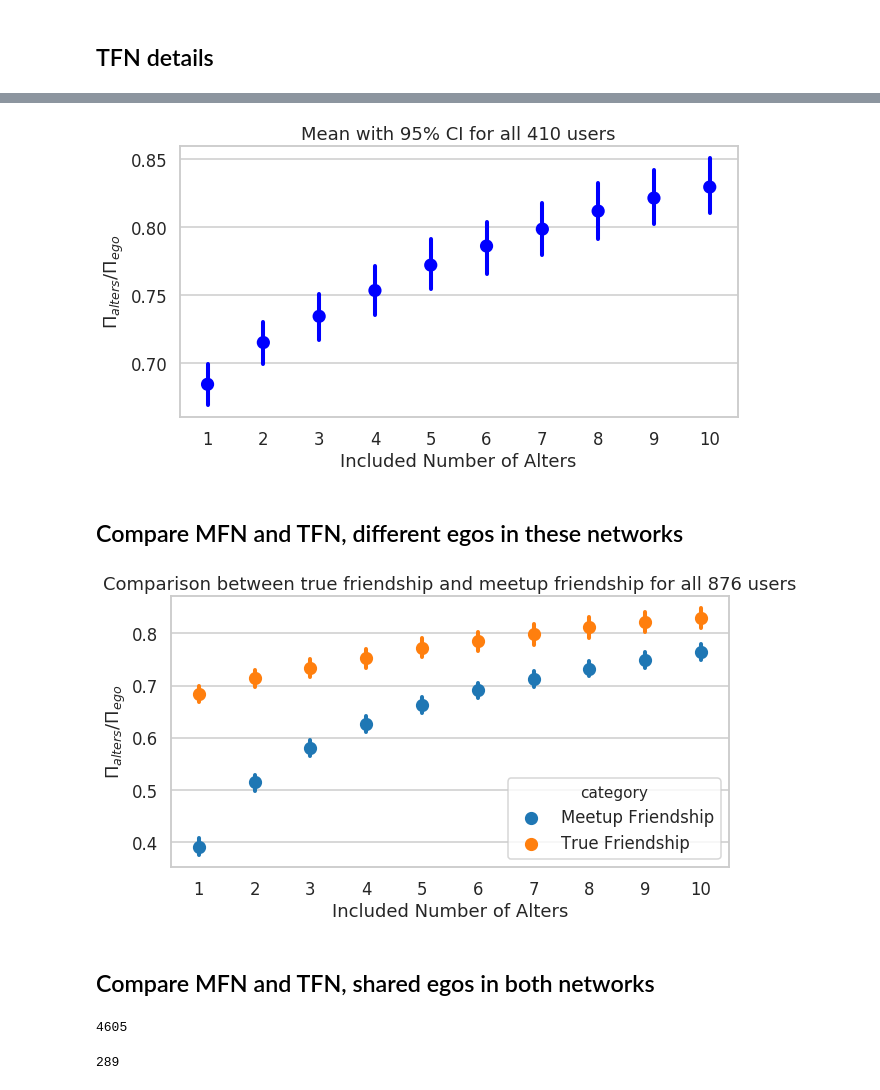
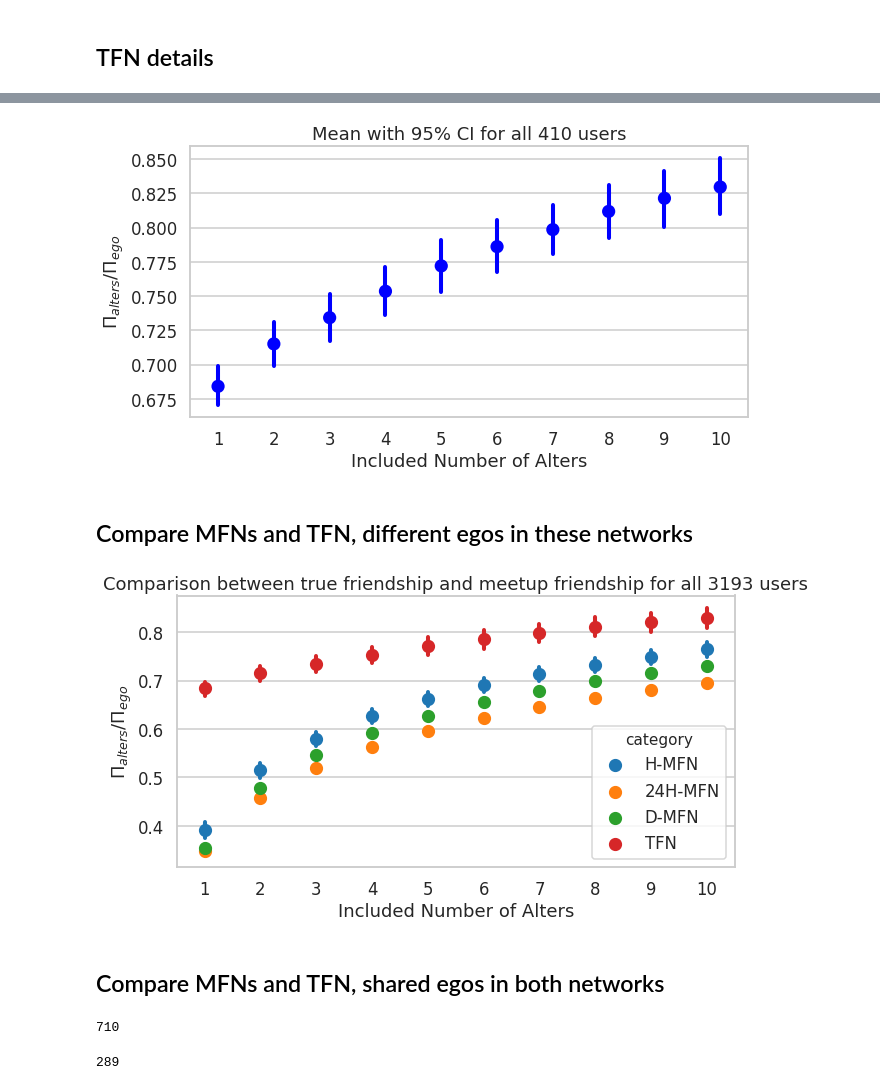
Before and after one commit to Magica-Chen/social-predictability, a Jupyter notebook: Ranking-Based-WP-VS.ipynb, the cells around one changed output, grey strips where cells are left out. Drawn from its saved outputs; the diff is of its cells as text; code cells hidden in the pictures.

Commit message:
add plot and remove files

```diff
--- a/Ranking-Based-WP-VS.ipynb
+++ b/Ranking-Based-WP-VS.ipynb
@@ -31,0 +89,10 @@ vs.cv_plot(MFN_info[MFN_info['n_meetupers_x'] >=10], threshold=10, plot_type='er
+# %%
+df_D_MFN = pd.read_csv('final/wp-150/wp-D-MFN.csv')
+df_D_MFN = df_D_MFN[['Included Rank','userid_y', 'CCE_alters', 'CCE_ego_alters', 'Pi_alters', 'Pi_ego_alters',
+                                 'LZ_entropy', 'Pi', 'n_meetupers_x', 'n_meetupers_y', 'userid_x']]
+df_D_MFN = df_D_MFN.rename({'Included Rank': 'Included',
+                            'userid_x': 'userid',
+                            'Pi': 'Pi_ego'}, axis=1)
+
+df_D_MFN['Pi_alters_ratio'] = df_D_MFN['Pi_alters'] / df_D_MFN['Pi_ego']
+df_D_MFN['Pi_ego_alters_ratio'] = df_D_MFN['Pi_ego_alters'] / df_D_MFN['Pi_ego']
@@ -36,9 +122,10 @@ TFN_details =pd.read_csv('final/wp-true_user-meetup-all-None.csv')
 # %%
-TFN_info = TFN_details[['Included Rank','userid_y', 'CCE_alters', 'CCE_ego_alters', 'Pi_alters', 'Pi_ego_alters',
+df_TFN =pd.read_csv('final/wp-150/wp-TFN.csv')
+df_TFN = df_TFN[['Included Rank','userid_y', 'CCE_alters', 'CCE_ego_alters', 'Pi_alters', 'Pi_ego_alters',
                                  'LZ_entropy', 'Pi', 'n_meetupers_x', 'n_meetupers_y', 'userid_x']]
-TFN_info = TFN_info.rename({'Included Rank': 'Included',
+df_TFN = df_TFN.rename({'Included Rank': 'Included',
                               'userid_x': 'userid',
                              'Pi': 'Pi_ego'}, axis=1)
 
-TFN_info['Pi_alters_ratio'] = TFN_info['Pi_alters'] / TFN_info['Pi_ego']
-TFN_info['Pi_ego_alters_ratio'] = TFN_info['Pi_ego_alters'] / TFN_info['Pi_ego']
+df_TFN['Pi_alters_ratio'] = df_TFN['Pi_alters'] / df_TFN['Pi_ego']
+df_TFN['Pi_ego_alters_ratio'] = df_TFN['Pi_ego_alters'] / df_TFN['Pi_ego']
@@ -45,6 +148,7 @@ TFN_info['Pi_ego_alters_ratio'] = TFN_info['Pi_ego_alters'] / TFN_info['Pi_ego']
 # %%
-vs.cv_plot(TFN_info[TFN_info['n_meetupers_x'] >=10], threshold=10, plot_type='errorbar', mode='talk', l=10, w=5)
+vs.cv_plot(df_TFN[df_TFN['n_meetupers_x'] >=10], threshold=10,
+           plot_type='errorbar', mode='talk', l=10, w=5)
 # %% [output]
-[figure, old version]
+[figure, new version]
 # %% [markdown]
-## Compare MFN and TFN, different egos in these networks
+## Compare MFNs and TFN, different egos in these networks
@@ -56,12 +155,23 @@ twin_networks = pd.concat([MFN_info, TFN_info])
+# %%
+df_H_MFN['category'] = 'H-MFN'
+df_D_MFN['category'] = 'D-MFN'
+df_24H_MFN['category'] = '24H-MFN'
+df_TFN['category'] = 'TFN'
+# %%
+all_networks = pd.concat([df_H_MFN, df_24H_MFN, df_D_MFN, df_TFN])
 # %%
-vs.cv_compare_plot(twin_networks[twin_networks['n_meetupers_x'] >=10], threshold=10, mode='talk', l=10, w=5)
+vs.cv_compare_plot(all_networks[all_networks['n_meetupers_x'] >=10], threshold=10,
+                   mode='talk', l=10, w=5)
 # %% [output]
-[figure, old version]
+[figure, new version]
 # %% [markdown]
-## Compare MFN and TFN, shared egos in both networks
+## Compare MFNs and TFN, shared egos in both networks
 # %%
-share_users = list(set(MFN_info['userid'].tolist()) & set(TFN_info['userid'].tolist()) )
-len(share_users)
+share_users_total = list(set(df_24H_MFN['userid'].tolist()) &
+                   set(df_H_MFN['userid'].tolist()) &
+                   set(df_D_MFN['userid'].tolist()) &
+                   set(df_TFN['userid'].tolist()))
+len(share_users_total)
 # %% [output]
-4605
+710
 # %%
```
Also changed, not shown: parts of 61 cells of this notebook, 4 other files.
